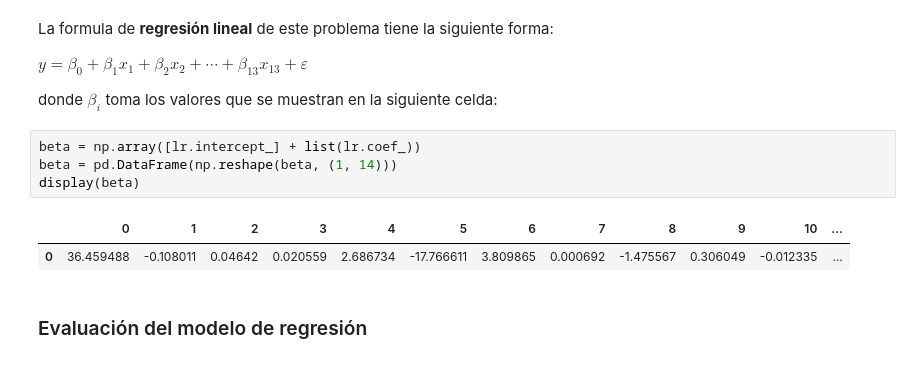
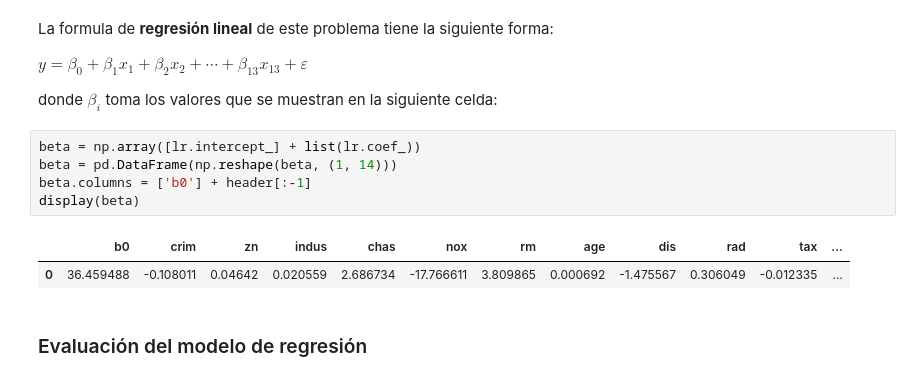
Before and after one commit to akua21/AnalisisDatos, a Jupyter notebook: Practica 1/P1_Casas_Boston.ipynb, the cells around one changed output. Saved outputs shown, nothing was run; the diff lists cells and outputs as text.

```diff
--- a/Practica 1/P1_Casas_Boston.ipynb
+++ b/Practica 1/P1_Casas_Boston.ipynb
@@ -181,9 +181,10 @@ donde $\beta_i$ toma los valores que se muestran en la siguiente celda:
 # %%
 beta = np.array([lr.intercept_] + list(lr.coef_))
 beta = pd.DataFrame(np.reshape(beta, (1, 14)))
+beta.columns = ['b0'] + header[:-1]
 display(beta)
 # %% [output]
-|  | 0 | 1 | 2 | 3 | 4 | 5 | 6 | 7 | 8 | 9 | 10 | ... |
+|  | b0 | crim | zn | indus | chas | nox | rm | age | dis | rad | tax | ... |
 | 0 | 36.459488 | -0.108011 | 0.04642 | 0.020559 | 2.686734 | -17.766611 | 3.809865 | 0.000692 | -1.475567 | 0.306049 | -0.012335 | ... |
 # %% [markdown]
 ### Evaluación del modelo de regresión
```
Also changed, not shown: parts of 30 cells of this notebook.
